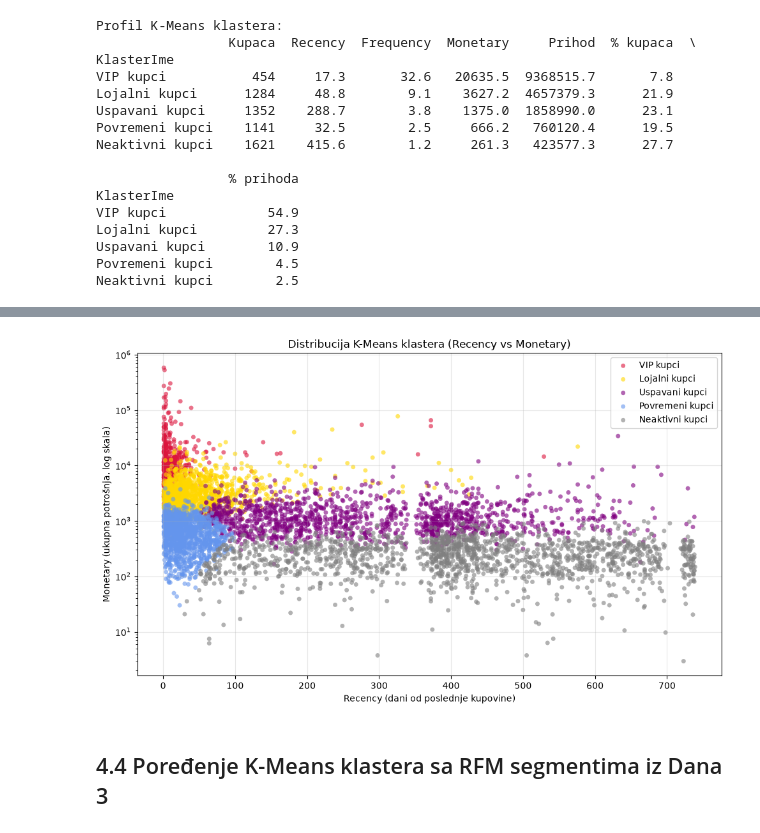
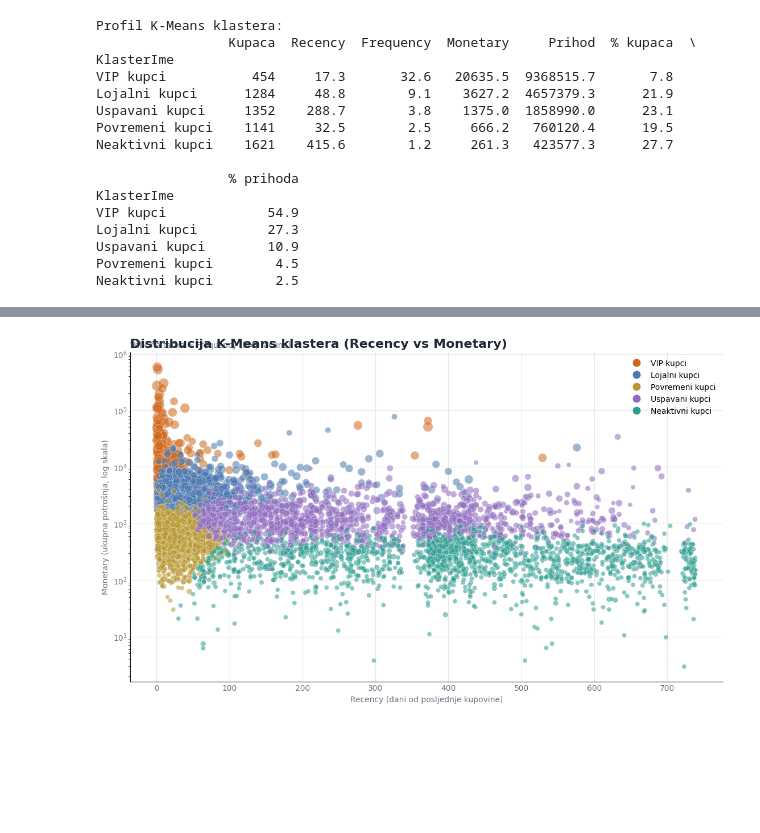
Before and after one commit to aaleksaacic/online-shop-analytics, a Jupyter notebook: notebooks/04_kmeans.ipynb, the cells around one changed output, grey strips where cells are left out. Saved outputs shown, nothing was run; the diff lists cells and outputs as text; code cells hidden in the pictures; blank space fills up the shorter version.

```diff
--- a/notebooks/04_kmeans.ipynb
+++ b/notebooks/04_kmeans.ipynb
@@ -193,25 +191,46 @@ plt.show()
-# %%
-# Scatter plot klastera: Recency vs Monetary (sa Frequency kao veličinom tačke)
-fig, ax = plt.subplots(figsize=(10, 6))
-
-boje = {"VIP kupci": "crimson", "Lojalni kupci": "gold", "Uspavani kupci": "purple",
-        "Povremeni kupci": "cornflowerblue", "Neaktivni kupci": "gray"}
-
-for ime, boja in boje.items():
-    podskup = rfm[rfm.KlasterIme == ime]
-    ax.scatter(podskup["Recency"], podskup["Monetary"], label=ime, color=boja, alpha=0.6, edgecolors="none", s=25)
-
-ax.set_yscale("log")
-ax.set_xlabel("Recency (dani od poslednje kupovine)")
-ax.set_ylabel("Monetary (ukupna potrošnja, log skala)")
-ax.set_title("Distribucija K-Means klastera (Recency vs Monetary)")
-ax.legend(loc="upper right")
-ax.grid(True, alpha=0.3)
-
-plt.tight_layout()
-plt.show()
-# %% [output]
-[figure, removed]
-# %% [markdown]
-## 4.4 Poređenje K-Means klastera sa RFM segmentima iz Dana 3
+# %%
+from matplotlib.lines import Line2D
+
+INK, MUTED, GRID = "#1f2933", "#6b7280", "#e5e7eb"
+
+colors = {
+    "VIP kupci":       "#d1661a",
+    "Lojalni kupci":   "#4a78b0",
+    "Povremeni kupci": "#b8962e",
+    "Uspavani kupci":  "#8e6bbf",
+    "Neaktivni kupci": "#2a9d8f",
+}
+
+freq = rfm["Frequency"]
+sizes = 15 + 165 * np.log1p(freq) / np.log1p(freq.max())
+
+fig, ax = plt.subplots(figsize=(11, 6.5), constrained_layout=True)
+
+for name, color in colors.items():
+    mask = rfm["KlasterIme"] == name
+    ax.scatter(rfm.loc[mask, "Recency"], rfm.loc[mask, "Monetary"],
+               s=sizes[mask], color=color, alpha=0.55,
+               edgecolors="white", linewidths=0.4)
+
+ax.set_yscale("log")
+ax.set_xlabel("Recency (dani od posljednje kupovine)", color=MUTED)
+ax.set_ylabel("Monetary (ukupna potrošnja, log skala)", color=MUTED)
+ax.set_title("Distribucija K-Means klastera (Recency vs Monetary)",
+             loc="left", fontsize=16, fontweight="bold", color=INK)
+ax.text(0, 1.015, "Veličina tačke = Frequency (broj računa)",
+        transform=ax.transAxes, fontsize=10, color=MUTED)
+
+ax.tick_params(colors=MUTED, length=0)
+ax.set_axisbelow(True)
+ax.grid(True, color=GRID, linewidth=0.8)
+for side in ("top", "right"):
+    ax.spines[side].set_visible(False)
+
+handles = [Line2D([], [], marker="o", linestyle="", color=c, markersize=9, label=n)
+           for n, c in colors.items()]
+ax.legend(handles=handles, frameon=False, loc="upper right")
+
+plt.show()
+# %% [output]
+[figure, added]
 # %%
```
Also changed, not shown: parts of 16 cells of this notebook.
